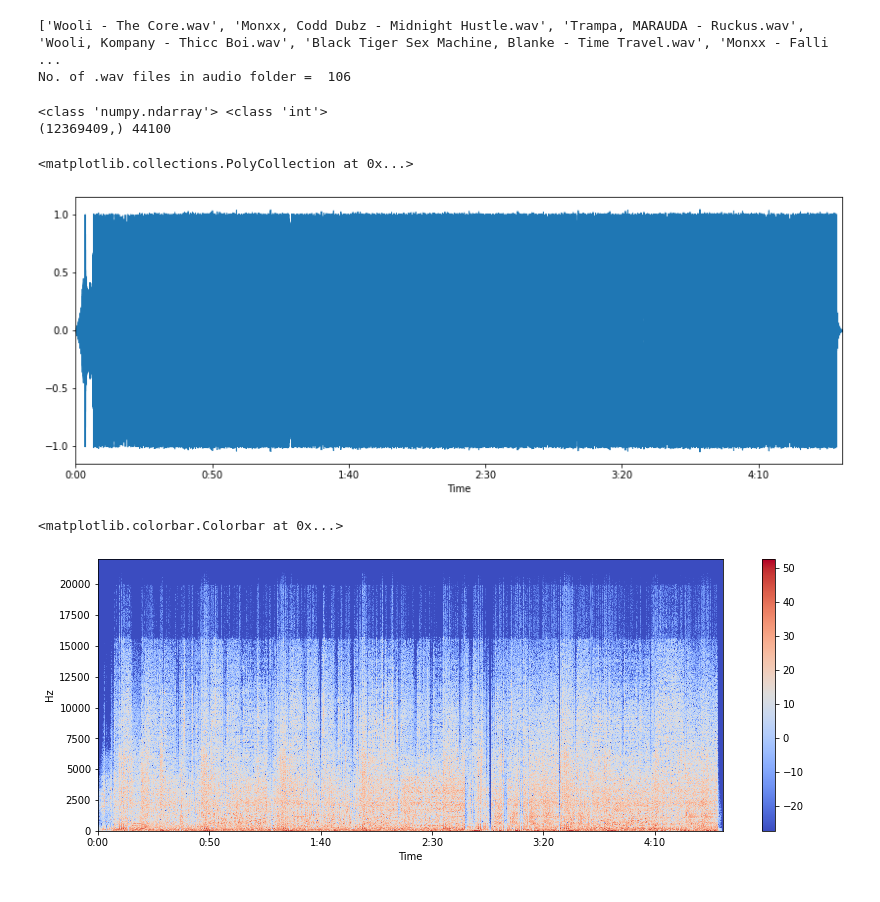
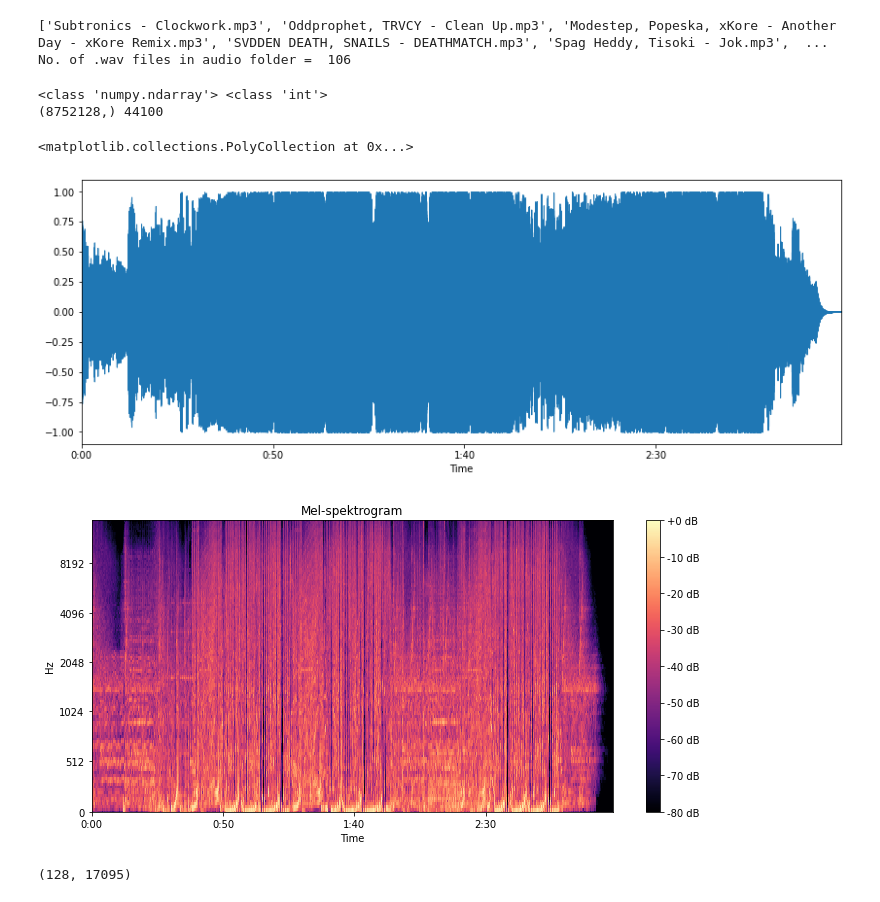
Before and after one commit to ahduvvuri/groupMLProject, a Jupyter notebook: making some MELS.ipynb, the cells around one changed output. Saved outputs shown, nothing was run; the diff lists cells and outputs as text; code cells hidden in the pictures.

```diff
--- a/making some MELS.ipynb
+++ b/making some MELS.ipynb
@@ -31,33 +33,46 @@ import librosa.display
 #to play audio
 import IPython.display as ipd
 
-audio_fpath = "/Users/andresharisaduvvuri/Documents/GitHub/groupMLProject/ML Brostep/normalized/"
+audio_fpath = "/Users/andresharisaduvvuri/Documents/GitHub/groupMLProject/ML Brostep/"
 audio_clips = os.listdir(audio_fpath)
 print(audio_clips)
 print("No. of .wav files in audio folder = ",len(audio_clips))
 # %% [output]
-['Wooli - The Core.wav', 'Monxx, Codd Dubz - Midnight Hustle.wav', 'Trampa, MARAUDA - Ruckus.wav', 'Wooli, Kompany - Thicc Boi.wav', 'Black Tiger Sex Machine, Blanke - Time Travel.wav', 'Monxx - Falli ...
+['Subtronics - Clockwork.mp3', 'Oddprophet, TRVCY - Clean Up.mp3', 'Modestep, Popeska, xKore - Another Day - xKore Remix.mp3', 'SVDDEN DEATH, SNAILS - DEATHMATCH.mp3', 'Spag Heddy, Tisoki - Jok.mp3',  ...
 No. of .wav files in audio folder =  106
 # %%
-x, sr = librosa.load('/Users/andresharisaduvvuri/Downloads/psychosocial.wav',sr=44100)
-
+x, sr = librosa.load('/Users/andresharisaduvvuri/Documents/GitHub/groupMLProject/ML Brostep/Purge.wav',sr=44100)
 print(type(x), type(sr))
 print(x.shape, sr)
 # %% [output]
 <class 'numpy.ndarray'> <class 'int'>
-(12369409,) 44100
+(8752128,) 44100
 # %%
 plt.figure(figsize=(14, 5))
 librosa.display.waveplot(x, sr=sr)
 # %% [output]
 <matplotlib.collections.PolyCollection at 0x...>
-[figure, old version]
+[figure, new version]
 # %%
+import numpy as np
+
 X = librosa.stft(x)
 Xdb = librosa.amplitude_to_db(abs(X))
-plt.figure(figsize=(14, 5))
-librosa.display.specshow(Xdb, sr=sr, x_axis='time', y_axis='hz')
-plt.colorbar()
+plt.figure(figsize=(10, 5))
+
+
+S = librosa.feature.melspectrogram(y=x, sr=sr, n_mels=128, fmax=15000)
+S_dB = librosa.power_to_db(S, ref=np.max)
+librosa.display.specshow(S_dB, x_axis='time', y_axis='mel', sr=sr, fmax=15000)
+
+plt.colorbar(format='%+2.0f dB')
+plt.title('Mel-spektrogram')
+plt.tight_layout()
+plt.show()
 # %% [output]
-<matplotlib.colorbar.Colorbar at 0x...>
-[figure, old version]
+[figure, new version]
+# %%
+
+S.shape
+# %% [output]
+(128, 17095)
```
Also changed, not shown: parts of 1 cell of this notebook, 11 other files.
